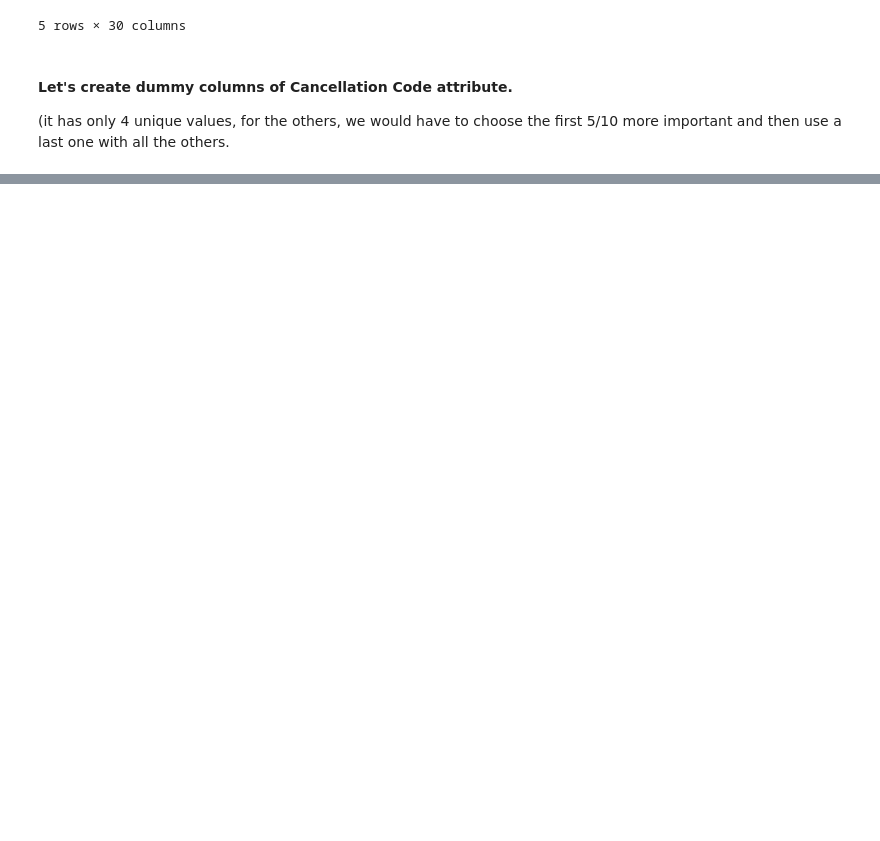
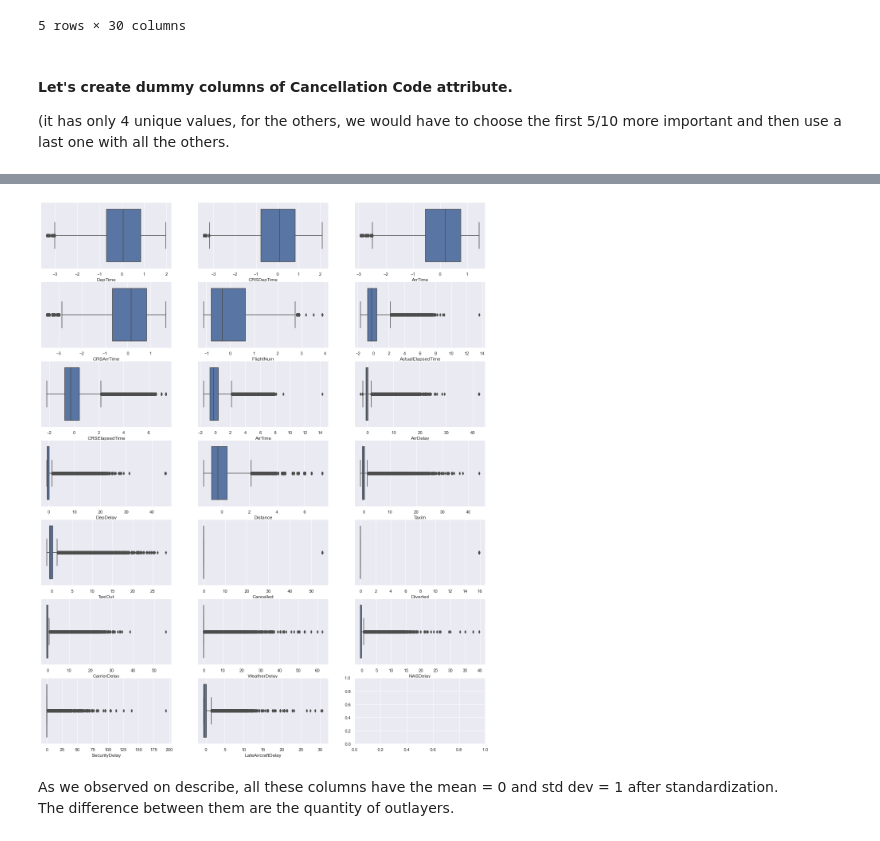
Before and after one commit to Javier-Alfonso-DS/S09_T01_Practice_with_training_and_test_sets, a Jupyter notebook: S09_T01_Practice_with_training_and_test_sets.ipynb, the cells around one changed output, grey strips where cells are left out. Drawn from its saved outputs; the diff is of its cells as text; code cells hidden in the pictures; blank space fills up the shorter version.

```diff
--- a/S09_T01_Practice_with_training_and_test_sets.ipynb
+++ b/S09_T01_Practice_with_training_and_test_sets.ipynb
@@ -308,0 +362,11 @@ df_train_norm
+# %%
+#Let's plot a boxplot for all numerical columns not bool or date related
+fig, axes = plt.subplots(round(len(cols_to_scale)/3), 3,figsize=(20,25))
+for i,x_par in enumerate(cols_to_scale):
+    x, y = divmod(i, 3)
+    sns.boxplot(x=x_par,data=df_train_norm, ax=axes[x,y])
+# %% [output]
+[figure, added]
+# %% [markdown]
+As we observed on describe, all these columns have the mean = 0 and std dev = 1 after standardization.
+The difference between them are the quantity of outlayers.
```
Also changed, not shown: parts of 12 cells of this notebook, 2 other files.
